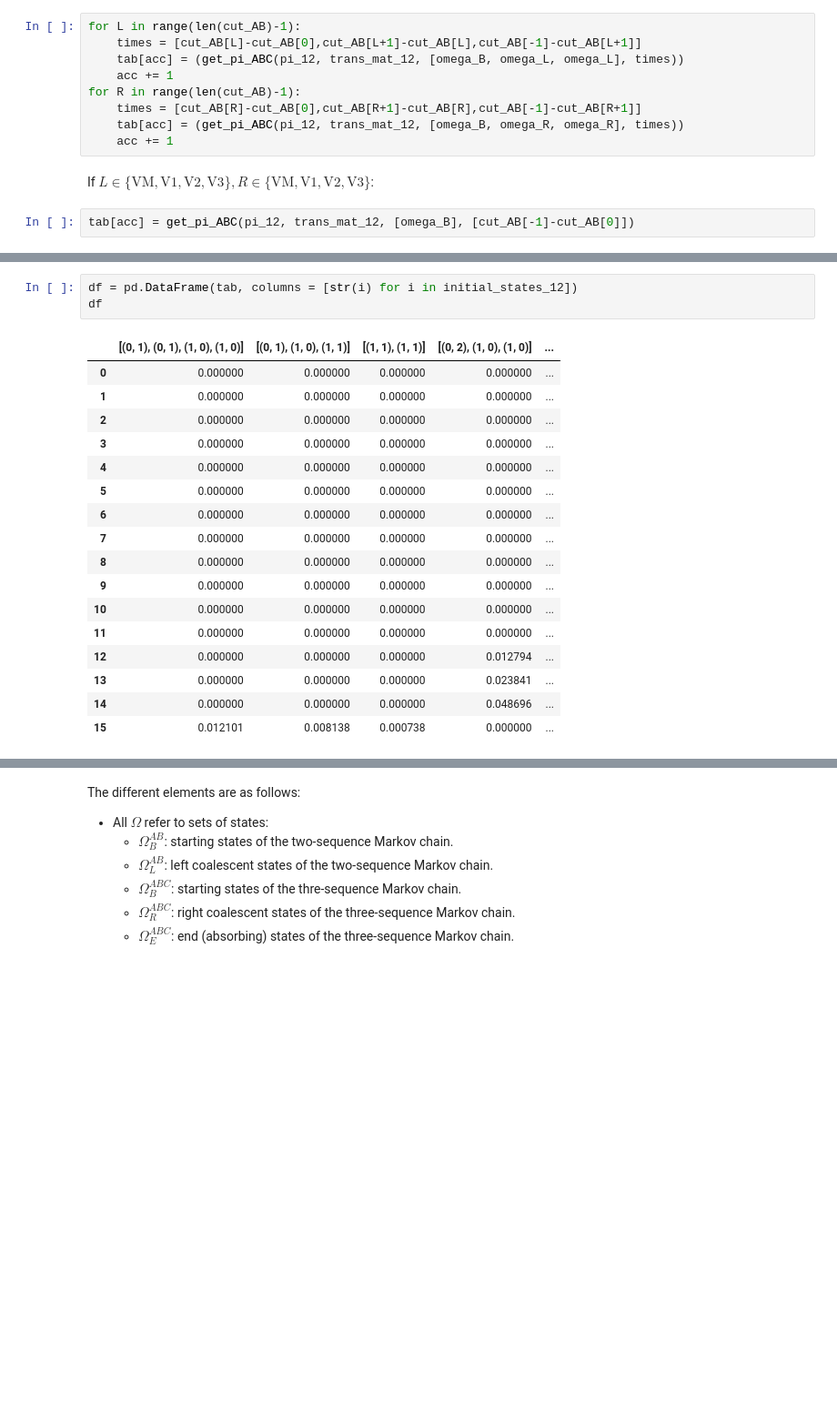
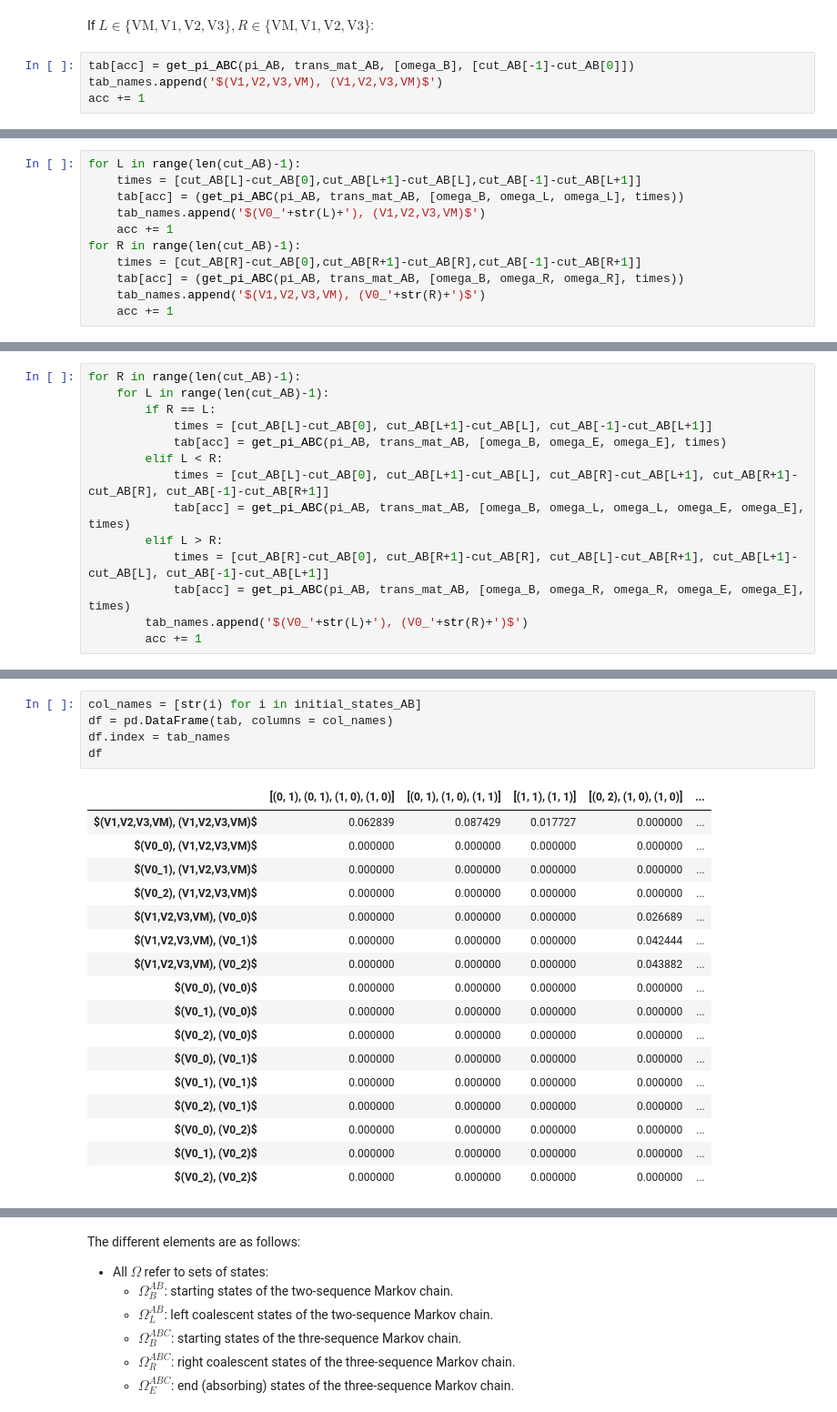
Before and after one commit to rivasiker/phasetype, a Jupyter notebook: scripts/04_ILS/ILS_3.ipynb, the cells around one changed output, grey strips where cells are left out. Shown at 91% size. Cells and saved outputs as stored; diff of their text form; blank space fills up the shorter version.

```diff
--- a/scripts/04_ILS/ILS_3.ipynb
+++ b/scripts/04_ILS/ILS_3.ipynb
@@ -600,13 +757,6 @@ If $L=\text{V0}_l^L, R\in\{\text{VM}, \text{V1},\text{V2},\text{V3}\}$ or $L\in\
-# %%
-for L in range(len(cut_AB)-1):
-    times = [cut_AB[L]-cut_AB[0],cut_AB[L+1]-cut_AB[L],cut_AB[-1]-cut_AB[L+1]]
-    tab[acc] = (get_pi_ABC(pi_12, trans_mat_12, [omega_B, omega_L, omega_L], times))
-    acc += 1
-for R in range(len(cut_AB)-1):
-    times = [cut_AB[R]-cut_AB[0],cut_AB[R+1]-cut_AB[R],cut_AB[-1]-cut_AB[R+1]]
-    tab[acc] = (get_pi_ABC(pi_12, trans_mat_12, [omega_B, omega_R, omega_R], times))
-    acc += 1
 # %% [markdown]
 If $L\in\{\text{VM},\text{V1},\text{V2},\text{V3}\}, R\in\{\text{VM},\text{V1},\text{V2},\text{V3}\}$:
 # %%
-tab[acc] = get_pi_ABC(pi_12, trans_mat_12, [omega_B], [cut_AB[-1]-cut_AB[0]])
+tab[acc] = get_pi_ABC(pi_AB, trans_mat_AB, [omega_B], [cut_AB[-1]-cut_AB[0]])
+tab_names.append('$(V1,V2,V3,VM), (V1,V2,V3,VM)$')
+acc += 1
@@ -612,0 +765,11 @@ tab[acc] = get_pi_ABC(pi_12, trans_mat_12, [omega_B], [cut_AB[-1]-cut_AB[0]])
+# %%
+for L in range(len(cut_AB)-1):
+    times = [cut_AB[L]-cut_AB[0],cut_AB[L+1]-cut_AB[L],cut_AB[-1]-cut_AB[L+1]]
+    tab[acc] = (get_pi_ABC(pi_AB, trans_mat_AB, [omega_B, omega_L, omega_L], times))
+    tab_names.append('$(V0_'+str(L)+'), (V1,V2,V3,VM)$')
+    acc += 1
+for R in range(len(cut_AB)-1):
+    times = [cut_AB[R]-cut_AB[0],cut_AB[R+1]-cut_AB[R],cut_AB[-1]-cut_AB[R+1]]
+    tab[acc] = (get_pi_ABC(pi_AB, trans_mat_AB, [omega_B, omega_R, omega_R], times))
+    tab_names.append('$(V1,V2,V3,VM), (V0_'+str(R)+')$')
+    acc += 1
@@ -612,0 +778,14 @@ tab[acc] = get_pi_ABC(pi_12, trans_mat_12, [omega_B], [cut_AB[-1]-cut_AB[0]])
+# %%
+for R in range(len(cut_AB)-1):
+    for L in range(len(cut_AB)-1):
+        if R == L:
+            times = [cut_AB[L]-cut_AB[0], cut_AB[L+1]-cut_AB[L], cut_AB[-1]-cut_AB[L+1]]
+            tab[acc] = get_pi_ABC(pi_AB, trans_mat_AB, [omega_B, omega_E, omega_E], times)
+        elif L < R:
+            times = [cut_AB[L]-cut_AB[0], cut_AB[L+1]-cut_AB[L], cut_AB[R]-cut_AB[L+1], cut_AB[R+1]-cut_AB[R], cut_AB[-1]-cut_AB[R+1]]
+            tab[acc] = get_pi_ABC(pi_AB, trans_mat_AB, [omega_B, omega_L, omega_L, omega_E, omega_E], times)
+        elif L > R:
+            times = [cut_AB[R]-cut_AB[0], cut_AB[R+1]-cut_AB[R], cut_AB[L]-cut_AB[R+1], cut_AB[L+1]-cut_AB[L], cut_AB[-1]-cut_AB[L+1]]
+            tab[acc] = get_pi_ABC(pi_AB, trans_mat_AB, [omega_B, omega_R, omega_R, omega_E, omega_E], times)
+        tab_names.append('$(V0_'+str(L)+'), (V0_'+str(R)+')$')
+        acc += 1
@@ -613,21 +794,23 @@ tab[acc] = get_pi_ABC(pi_12, trans_mat_12, [omega_B], [cut_AB[-1]-cut_AB[0]])
 # %%
-df = pd.DataFrame(tab, columns = [str(i) for i in initial_states_12])
+col_names = [str(i) for i in initial_states_AB]
+df = pd.DataFrame(tab, columns = col_names)
+df.index = tab_names
 df
 # %% [output]
 |  | [(0, 1), (0, 1), (1, 0), (1, 0)] | [(0, 1), (1, 0), (1, 1)] | [(1, 1), (1, 1)] | [(0, 2), (1, 0), (1, 0)] | ... |
-| 0 | 0.000000 | 0.000000 | 0.000000 | 0.000000 | ... |
-| 1 | 0.000000 | 0.000000 | 0.000000 | 0.000000 | ... |
-| 2 | 0.000000 | 0.000000 | 0.000000 | 0.000000 | ... |
-| 3 | 0.000000 | 0.000000 | 0.000000 | 0.000000 | ... |
-| 4 | 0.000000 | 0.000000 | 0.000000 | 0.000000 | ... |
-| 5 | 0.000000 | 0.000000 | 0.000000 | 0.000000 | ... |
-| 6 | 0.000000 | 0.000000 | 0.000000 | 0.000000 | ... |
-| 7 | 0.000000 | 0.000000 | 0.000000 | 0.000000 | ... |
-| 8 | 0.000000 | 0.000000 | 0.000000 | 0.000000 | ... |
-| 9 | 0.000000 | 0.000000 | 0.000000 | 0.000000 | ... |
-| 10 | 0.000000 | 0.000000 | 0.000000 | 0.000000 | ... |
-| 11 | 0.000000 | 0.000000 | 0.000000 | 0.000000 | ... |
-| 12 | 0.000000 | 0.000000 | 0.000000 | 0.012794 | ... |
-| 13 | 0.000000 | 0.000000 | 0.000000 | 0.023841 | ... |
-| 14 | 0.000000 | 0.000000 | 0.000000 | 0.048696 | ... |
-| 15 | 0.012101 | 0.008138 | 0.000738 | 0.000000 | ... |
+| $(V1,V2,V3,VM), (V1,V2,V3,VM)$ | 0.062839 | 0.087429 | 0.017727 | 0.000000 | ... |
+| $(V0_0), (V1,V2,V3,VM)$ | 0.000000 | 0.000000 | 0.000000 | 0.000000 | ... |
+| $(V0_1), (V1,V2,V3,VM)$ | 0.000000 | 0.000000 | 0.000000 | 0.000000 | ... |
+| $(V0_2), (V1,V2,V3,VM)$ | 0.000000 | 0.000000 | 0.000000 | 0.000000 | ... |
+| $(V1,V2,V3,VM), (V0_0)$ | 0.000000 | 0.000000 | 0.000000 | 0.026689 | ... |
+| $(V1,V2,V3,VM), (V0_1)$ | 0.000000 | 0.000000 | 0.000000 | 0.042444 | ... |
+| $(V1,V2,V3,VM), (V0_2)$ | 0.000000 | 0.000000 | 0.000000 | 0.043882 | ... |
+| $(V0_0), (V0_0)$ | 0.000000 | 0.000000 | 0.000000 | 0.000000 | ... |
+| $(V0_1), (V0_0)$ | 0.000000 | 0.000000 | 0.000000 | 0.000000 | ... |
+| $(V0_2), (V0_0)$ | 0.000000 | 0.000000 | 0.000000 | 0.000000 | ... |
+| $(V0_0), (V0_1)$ | 0.000000 | 0.000000 | 0.000000 | 0.000000 | ... |
+| $(V0_1), (V0_1)$ | 0.000000 | 0.000000 | 0.000000 | 0.000000 | ... |
+| $(V0_2), (V0_1)$ | 0.000000 | 0.000000 | 0.000000 | 0.000000 | ... |
+| $(V0_0), (V0_2)$ | 0.000000 | 0.000000 | 0.000000 | 0.000000 | ... |
+| $(V0_1), (V0_2)$ | 0.000000 | 0.000000 | 0.000000 | 0.000000 | ... |
+| $(V0_2), (V0_2)$ | 0.000000 | 0.000000 | 0.000000 | 0.000000 | ... |
```
Also changed, not shown: parts of 90 cells of this notebook.
